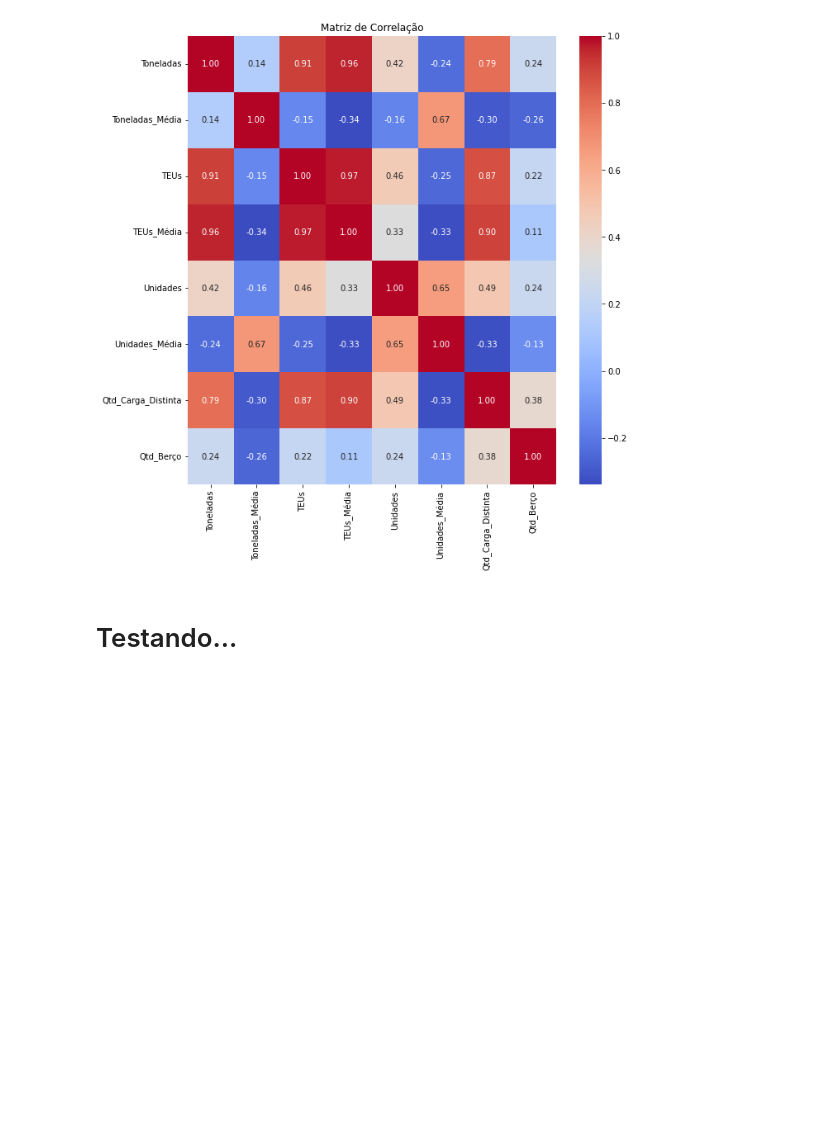
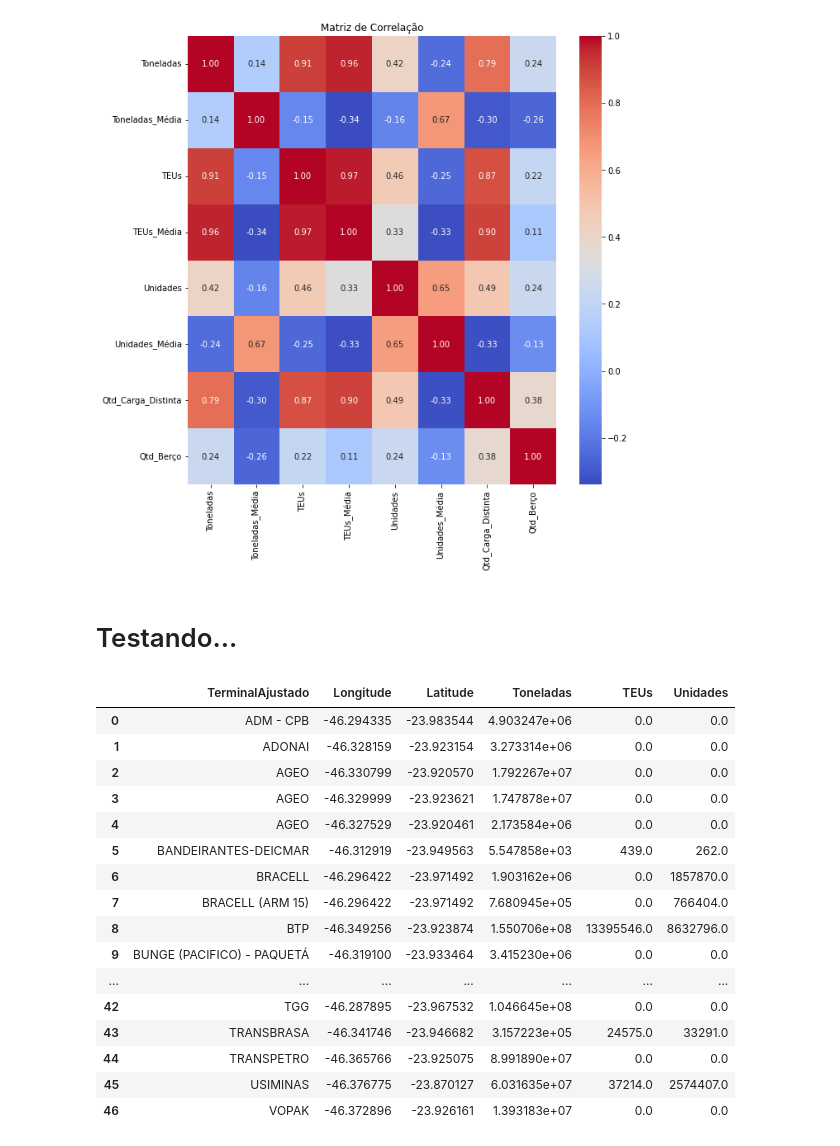
Before and after one commit to vendrame2/Infoviz-MensarioPortoSantos, a Jupyter notebook: EDA.ipynb, the cells around one changed output. Cells and saved outputs as stored; diff of their text form; code cells hidden in the pictures; blank space fills up the shorter version.

```diff
--- a/EDA.ipynb
+++ b/EDA.ipynb
@@ -419,3 +501,25 @@ fig.update_layout(
 )
 
 fig.show()
+# %%
+movimentacaoGeo.groupby(['TerminalAjustado','Longitude', 'Latitude']).agg(
+    Toneladas=('Toneladas','sum'),
+    TEUs=('TEUs','sum'), Unidades=('Unidades','sum')).reset_index()
+# %% [output]
+|  | TerminalAjustado | Longitude | Latitude | Toneladas | TEUs | Unidades |
+| 0 | ADM - CPB | -46.294335 | -23.983544 | 4.903247e+06 | 0.0 | 0.0 |
+| 1 | ADONAI | -46.328159 | -23.923154 | 3.273314e+06 | 0.0 | 0.0 |
+| 2 | AGEO | -46.330799 | -23.920570 | 1.792267e+07 | 0.0 | 0.0 |
+| 3 | AGEO | -46.329999 | -23.923621 | 1.747878e+07 | 0.0 | 0.0 |
+| 4 | AGEO | -46.327529 | -23.920461 | 2.173584e+06 | 0.0 | 0.0 |
+| 5 | BANDEIRANTES-DEICMAR | -46.312919 | -23.949563 | 5.547858e+03 | 439.0 | 262.0 |
+| 6 | BRACELL | -46.296422 | -23.971492 | 1.903162e+06 | 0.0 | 1857870.0 |
+| 7 | BRACELL (ARM 15) | -46.296422 | -23.971492 | 7.680945e+05 | 0.0 | 766404.0 |
+| 8 | BTP | -46.349256 | -23.923874 | 1.550706e+08 | 13395546.0 | 8632796.0 |
+| 9 | BUNGE (PACIFICO) - PAQUETÁ | -46.319100 | -23.933464 | 3.415230e+06 | 0.0 | 0.0 |
+| ... | ... | ... | ... | ... | ... | ... |
+| 42 | TGG | -46.287895 | -23.967532 | 1.046645e+08 | 0.0 | 0.0 |
+| 43 | TRANSBRASA | -46.341746 | -23.946682 | 3.157223e+05 | 24575.0 | 33291.0 |
+| 44 | TRANSPETRO | -46.365766 | -23.925075 | 8.991890e+07 | 0.0 | 0.0 |
+| 45 | USIMINAS | -46.376775 | -23.870127 | 6.031635e+07 | 37214.0 | 2574407.0 |
+| 46 | VOPAK | -46.372896 | -23.926161 | 1.393183e+07 | 0.0 | 0.0 |
```
Also changed, not shown: parts of 7 cells of this notebook.
